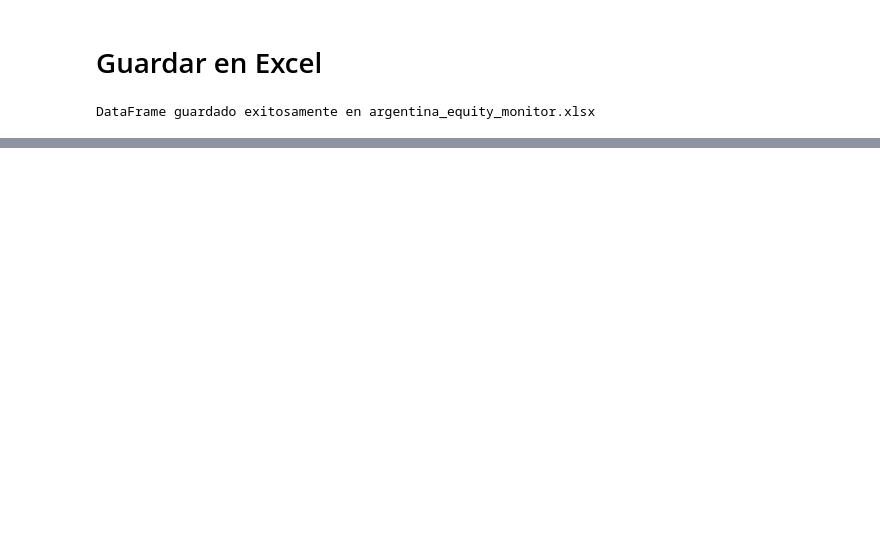
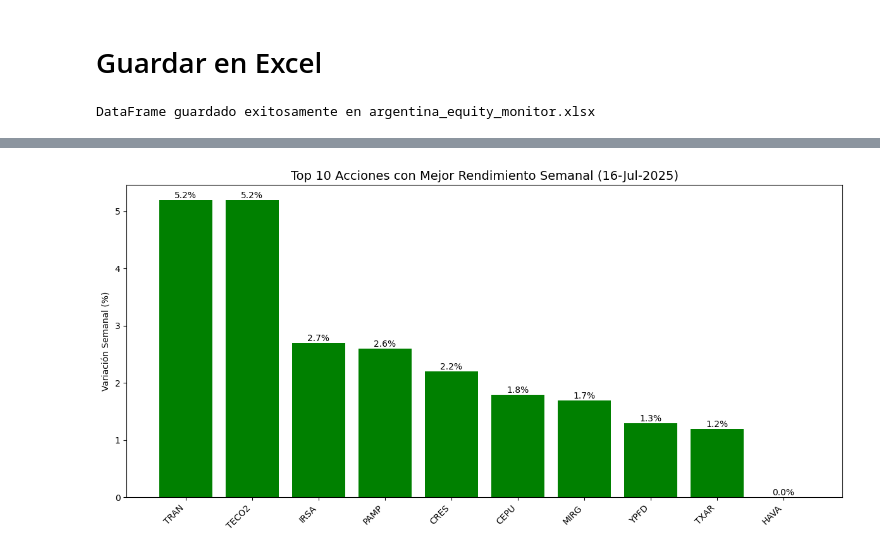
Before and after one commit to lucacamus13/equity-monitor-ARG, a Jupyter notebook: Equity_valuation_ARG.ipynb, the cells around one changed output, grey strips where cells are left out. Drawn from its saved outputs; the diff is of its cells as text; code cells hidden in the pictures; blank space fills up the shorter version.

```diff
--- a/Equity_valuation_ARG.ipynb
+++ b/Equity_valuation_ARG.ipynb
@@ -543,0 +548,15 @@ DataFrame guardado exitosamente en argentina_equity_monitor.xlsx
+# %%
+# Filtrar las filas con datos válidos en 'Var 1 W'
+valid_var_1w_df = df[df['Var 1 W'] != 'no hay dato'].copy()
+
+# Convertir la columna 'Var 1 W' a numérica (quitando el '%' y convirtiendo a float)
+valid_var_1w_df['Var 1 W_numeric'] = valid_var_1w_df['Var 1 W'].str.replace('%', '').astype(float)
+
+# Ordenar por la variación semanal de forma descendente
+top_gainers_1w = valid_var_1w_df.sort_values(by='Var 1 W_numeric', ascending=False)
+
+# Seleccionar los top 10 (o menos si hay menos de 10)
+top_n = 10
+top_gainers_1w = top_gainers_1w.head(top_n)
+
+display(top_gainers_1w[['Symbol', 'Company', 'Var 1 W']].reset_index(drop=True))
@@ -543,0 +575,19 @@ DataFrame guardado exitosamente en argentina_equity_monitor.xlsx
+# %%
+# Crear el gráfico de barras
+plt.figure(figsize=(12, 6))
+bars = plt.bar(top_gainers_1w['Symbol'], top_gainers_1w['Var 1 W_numeric'], color='green')
+
+# Añadir etiquetas y título
+plt.ylabel('Variación Semanal (%)')
+plt.title(f'Top {len(top_gainers_1w)} Acciones con Mejor Rendimiento Semanal ({datetime.now().strftime("%d-%b-%Y")})', fontsize=14)
+plt.xticks(rotation=45, ha='right')
+
+# Añadir el valor de la barra encima de cada barra
+for bar in bars:
+    yval = bar.get_height()
+    plt.text(bar.get_x() + bar.get_width()/2, yval, f'{yval:.1f}%', va='bottom', ha='center') # va: vertical alignment, ha: horizontal alignment
+
+plt.tight_layout() # Ajustar el layout para evitar cortar etiquetas
+plt.show()
+# %% [output]
+[figure, added]
```
Also changed, not shown: parts of 12 cells of this notebook.
